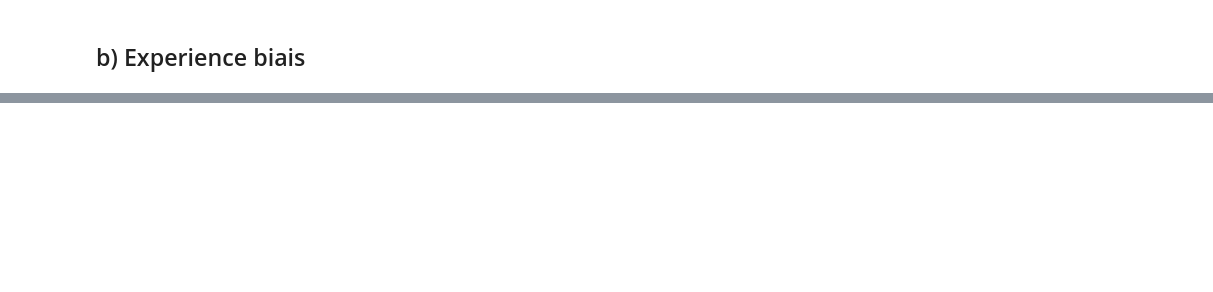
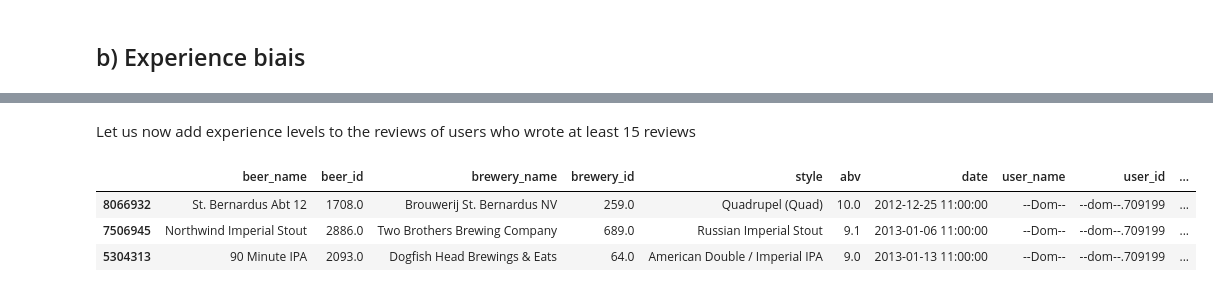
Before and after one commit to epfl-ada/ada-2024-project-datapilots, a Jupyter notebook: results.ipynb, the cells around one changed output, grey strips where cells are left out. Saved outputs shown, nothing was run; the diff lists cells and outputs as text; code cells hidden in the pictures; blank space fills up the shorter version.

Commit message:
add partial experience bias analysis

```diff
--- a/results.ipynb
+++ b/results.ipynb
@@ -845,0 +837,5 @@ plt.show()
+# %%
+REVIEW_NB_THRESHOLD = 15
+
+print("Total number of users who wrote at least",REVIEW_NB_THRESHOLD,"reviews:")
+print((ba_users[ba_users.nbr_ratings>=REVIEW_NB_THRESHOLD].shape[0]) + (rb_users[rb_users.nbr_ratings>=REVIEW_NB_THRESHOLD].shape[0]))
@@ -845,0 +847,8 @@ plt.show()
+# %%
+# get the id of users who wrote at least 15 reviews, and store them in a list
+prolific_ba_users = ba_users[ba_users.nbr_ratings >= REVIEW_NB_THRESHOLD]['user_id'].unique().tolist()
+prolific_rb_users = rb_users[rb_users.nbr_ratings >= REVIEW_NB_THRESHOLD]['user_id'].unique().tolist()
+
+# filter rating dataframes to isolate users who wrote at least 15 reviews
+prolific_ba_users_ratings = ba_ratings[ba_ratings.user_id.isin(prolific_ba_users)]
+prolific_rb_users_ratings = rb_ratings[rb_ratings.user_id.isin(prolific_rb_users)]
@@ -845,0 +859,14 @@ plt.show()
+# %%
+# define experience levels
+NEW_REVIEWER_THRESHOLD = 5
+AMATEUR_THRESHOLD = 10
+# %% [markdown]
+Let us now add experience levels to the reviews of users who wrote at least 15 reviews
+# %%
+ba_ratings_with_experience_levels = assign_experience_level(prolific_ba_users_ratings, NEW_REVIEWER_THRESHOLD, AMATEUR_THRESHOLD)
+ba_ratings_with_experience_levels.head(3)
+# %% [output]
+|  | beer_name | beer_id | brewery_name | brewery_id | style | abv | date | user_name | user_id | ... |
+| 8066932 | St. Bernardus Abt 12 | 1708.0 | Brouwerij St. Bernardus NV | 259.0 | Quadrupel (Quad) | 10.0 | 2012-12-25 11:00:00 | --Dom-- | --dom--.709199 | ... |
+| 7506945 | Northwind Imperial Stout | 2886.0 | Two Brothers Brewing Company | 689.0 | Russian Imperial Stout | 9.1 | 2013-01-06 11:00:00 | --Dom-- | --dom--.709199 | ... |
+| 5304313 | 90 Minute IPA | 2093.0 | Dogfish Head Brewings & Eats | 64.0 | American Double / Imperial IPA | 9.0 | 2013-01-13 11:00:00 | --Dom-- | --dom--.709199 | ... |
```
Also changed, not shown: parts of 25 cells of this notebook, 1 other file.
